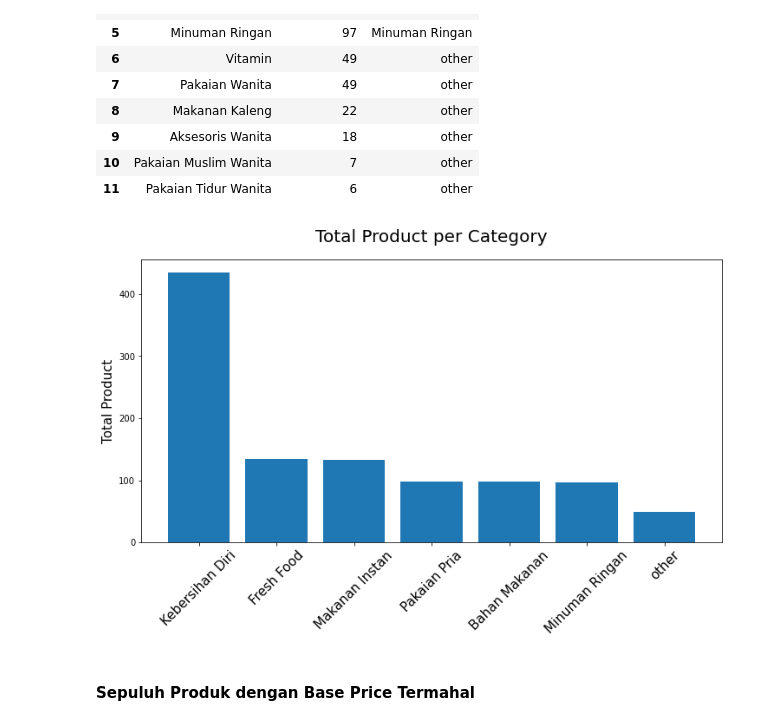
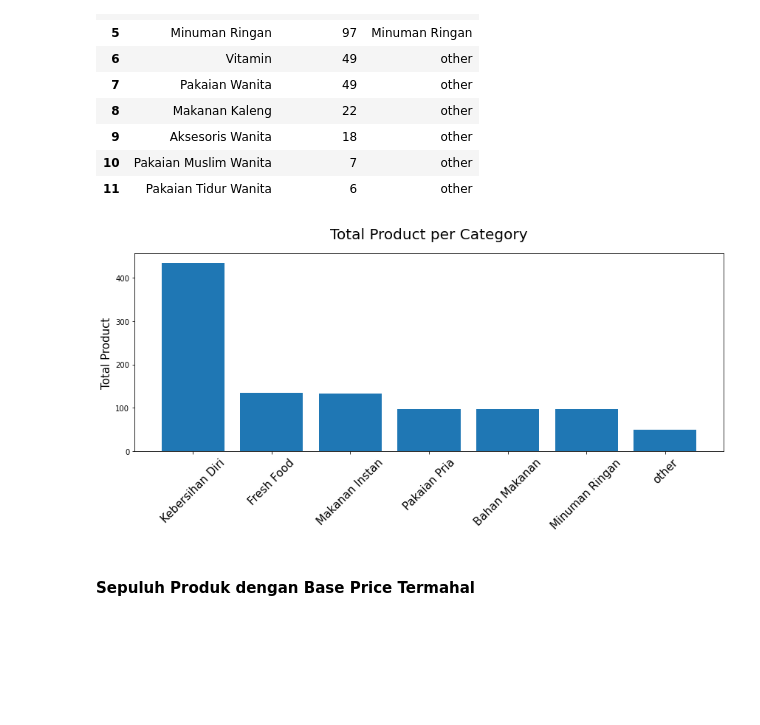
Before and after one commit to rfajri27/Ekploring_E_Commerce_Data, a Jupyter notebook: exploring_e_commerce_data.ipynb, the cells around one changed output. Drawn from its saved outputs; the diff is of its cells as text; code cells hidden in the pictures; blank space fills up the shorter version.

```diff
--- a/exploring_e_commerce_data.ipynb
+++ b/exploring_e_commerce_data.ipynb
@@ -114,14 +114,15 @@ sum_produk_per_kategori
 # %%
 plt.figure(figsize=(12, 6))
 plt.bar(sum_produk_per_kategori['top_category'],
         sum_produk_per_kategori['product_id'])
 plt.xticks(rotation=45, fontsize=15)
 plt.title("Total Product per Category", loc='center', fontsize=20, pad=20)
 plt.ylabel("Total Product", fontsize=15)
+plt.tight_layout()
 plt.savefig('images/total_product_category.png')
 plt.show()
 # %% [output]
-[figure, old version]
+[figure, new version]
 # %% [markdown]
 #### Sepuluh Produk dengan Base Price Termahal
 # %%
```
Also changed, not shown: parts of 6 cells of this notebook, 3 other files.
